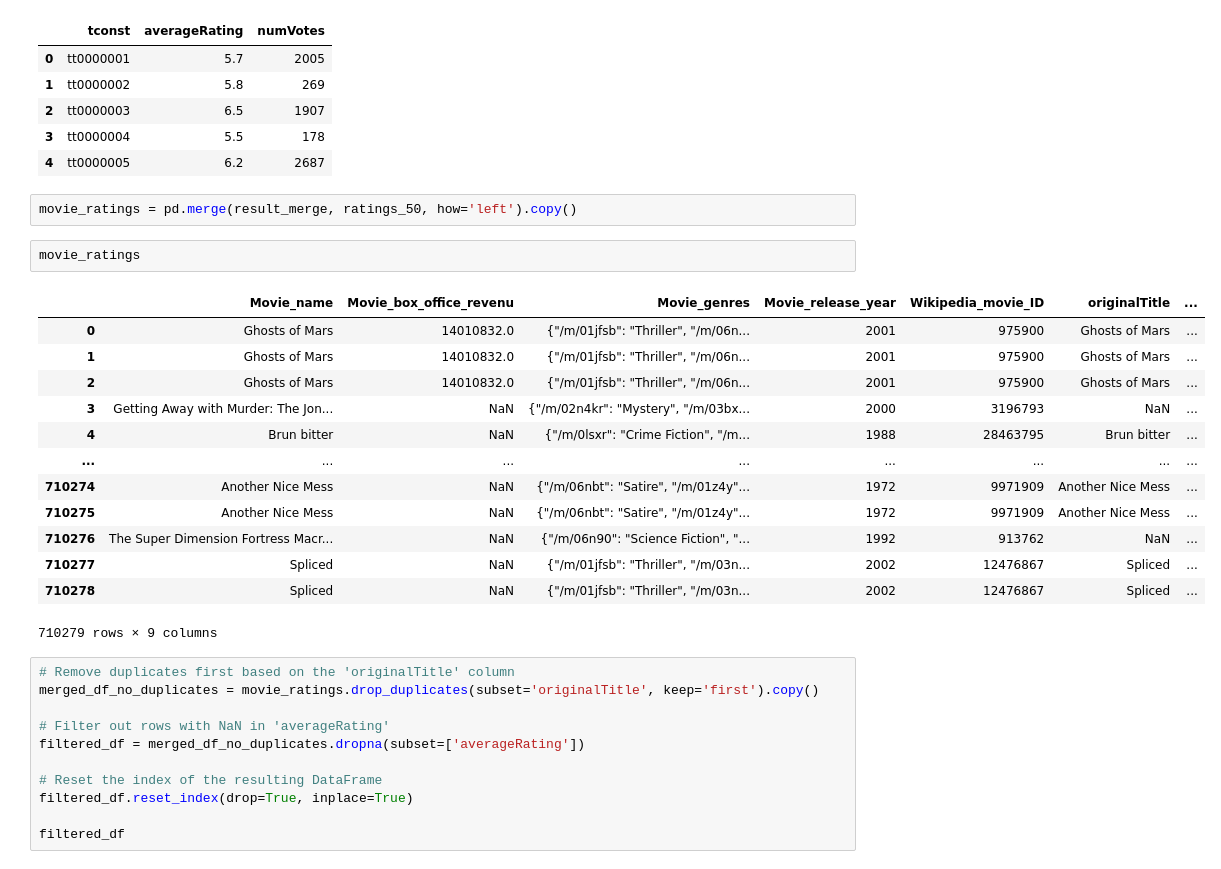
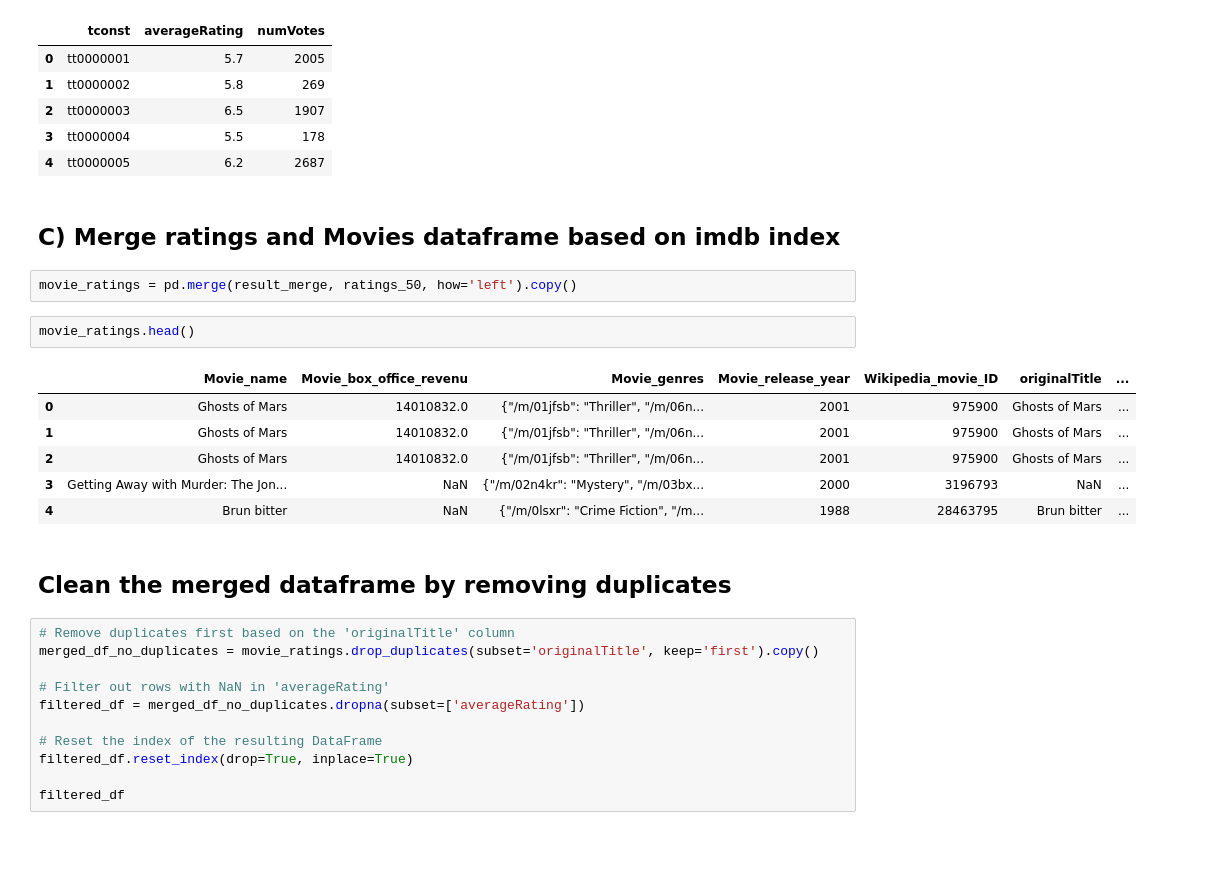
Before and after one commit to epfl-ada/ada-2023-project-thepiratesofthestreet, a Jupyter notebook: tests_geza.ipynb, the cells around one changed output. Drawn from its saved outputs; the diff is of its cells as text; blank space fills up the shorter version.

```diff
--- a/tests_geza.ipynb
+++ b/tests_geza.ipynb
@@ -429,24 +274,21 @@ ratings_50.head()
 | 2 | tt0000003 | 6.5 | 1907 |
 | 3 | tt0000004 | 5.5 | 178 |
 | 4 | tt0000005 | 6.2 | 2687 |
+# %% [markdown]
+## C) Merge ratings and Movies dataframe based on imdb index
 # %%
 movie_ratings = pd.merge(result_merge, ratings_50, how='left').copy()
 # %%
-movie_ratings
+movie_ratings.head()
 # %% [output]
 |  | Movie_name | Movie_box_office_revenu | Movie_genres | Movie_release_year | Wikipedia_movie_ID | originalTitle | ... |
 | 0 | Ghosts of Mars | 14010832.0 | {"/m/01jfsb": "Thriller", "/m/06n... | 2001 | 975900 | Ghosts of Mars | ... |
 | 1 | Ghosts of Mars | 14010832.0 | {"/m/01jfsb": "Thriller", "/m/06n... | 2001 | 975900 | Ghosts of Mars | ... |
 | 2 | Ghosts of Mars | 14010832.0 | {"/m/01jfsb": "Thriller", "/m/06n... | 2001 | 975900 | Ghosts of Mars | ... |
 | 3 | Getting Away with Murder: The Jon... | NaN | {"/m/02n4kr": "Mystery", "/m/03bx... | 2000 | 3196793 | NaN | ... |
 | 4 | Brun bitter | NaN | {"/m/0lsxr": "Crime Fiction", "/m... | 1988 | 28463795 | Brun bitter | ... |
-| ... | ... | ... | ... | ... | ... | ... | ... |
-| 710274 | Another Nice Mess | NaN | {"/m/06nbt": "Satire", "/m/01z4y"... | 1972 | 9971909 | Another Nice Mess | ... |
-| 710275 | Another Nice Mess | NaN | {"/m/06nbt": "Satire", "/m/01z4y"... | 1972 | 9971909 | Another Nice Mess | ... |
-| 710276 | The Super Dimension Fortress Macr... | NaN | {"/m/06n90": "Science Fiction", "... | 1992 | 913762 | NaN | ... |
-| 710277 | Spliced | NaN | {"/m/01jfsb": "Thriller", "/m/03n... | 2002 | 12476867 | Spliced | ... |
-| 710278 | Spliced | NaN | {"/m/01jfsb": "Thriller", "/m/03n... | 2002 | 12476867 | Spliced | ... |
-710279 rows × 9 columns
+# %% [markdown]
+## Clean the merged dataframe by removing duplicates
 # %%
 # Remove duplicates first based on the 'originalTitle' column
 merged_df_no_duplicates = movie_ratings.drop_duplicates(subset='originalTitle', keep='first').copy()
```
Also changed, not shown: parts of 72 cells of this notebook.
